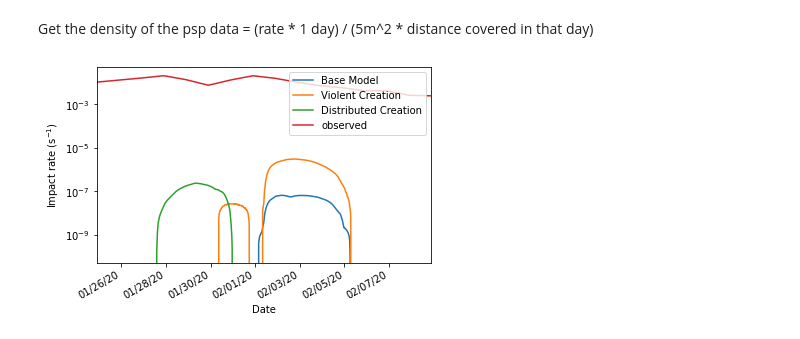
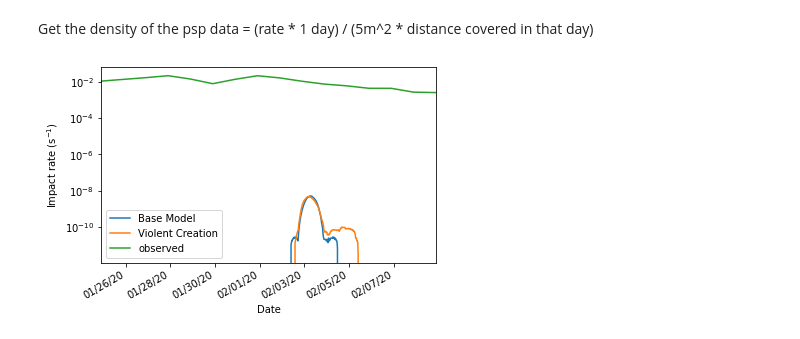
Before and after one commit to wcukier/Phaethon_Meteoroids, a Jupyter notebook: scripts/Fig 3 -- Timeseries.ipynb, the cells around one changed output. Saved outputs shown, nothing was run; the diff lists cells and outputs as text; code cells hidden in the pictures.

```diff
--- a/scripts/Fig 3 -- Timeseries.ipynb
+++ b/scripts/Fig 3 -- Timeseries.ipynb
@@ -239,20 +233,24 @@ removing at least 8870985 of 10000000 points
 removed
 # %%
 points2 = []
-n=5
+n=100
+mass_v = 0
 for i in tqdm(range(n)):
-    data = np.load(f'Output_vel/particles{i}.npy')
-    beta = np.load(f'Output_vel/beta{i}.npy')
-    size = np.load(f'Output_vel/mass{i}.npy')
+    data = np.load(f'../output/vel/particles{i}.npy')
+    beta = np.load(f'../output/vel/beta{i}.npy')
+    size = asteroidal(beta)
+
 
     data = data.reshape(10000*100*2, 5)
     data = data[:,:3]
 
 #     data[:,2] -= offset(data[:,1])
+    mass_v += np.sum(size[(~np.isnan(size * weight_vel(beta)))] * weight_vel(beta[(~np.isnan(size * weight_vel(beta)))]))
 
 
-    points2.append(np.hstack((data, np.tile(size,20000).reshape(2000000,1), np.tile(beta,20000).reshape(2000000,1))))
+    points2.append(np.hstack((data, np.tile(size,20000).reshape(2000000,1), np.tile(weight_vel(beta),20000).reshape(2000000,1))))
 
+mass_v *=20000
 points2 = np.array(points2)
 points2 = points2.reshape(2000000*n,5)
 # %%
@@ -288,4 +282,7 @@ norm3 = 1e14/np.sum(points3[:,3])
+# %%
+norm = 1e15/mass_nv
+norm2 = 1e15/mass_v
 # %%
-impact = pd.read_csv('psp_imp_rate_orb04.txt', sep = '\s+')
-spice.furnsh("SPICE/meta.tm")
+impact = pd.read_csv('data/psp_imp_rate_orb04.txt', sep = '\s+')
+spice.furnsh("data/meta.tm")
 t3 = spice.str2et(impact["Time"])
@@ -312,5 +292,5 @@ psp_t
 # %%
-
+psp_vel = psp2
 n_part_vel = np.zeros((int(psp2.shape[0]/100)))
 r_vel = np.zeros((int(psp2.shape[0]/100)))
 
@@ -319,17 +299,17 @@ n_part_no_vel = np.zeros((int(psp2.shape[0]/100)))
 r_no_vel = np.zeros((int(psp2.shape[0]/100)))
 
 
-n_part_distr = np.zeros((int(psp2.shape[0]/100)))
-r_distr = np.zeros((int(psp2.shape[0]/100)))
+# n_part_distr = np.zeros((int(psp2.shape[0]/100)))
+# r_distr = np.zeros((int(psp2.shape[0]/100)))
 
-r = 0.05
+r = 0.01
 psp_t = []
 
 
 for i in tqdm(range(int(psp2.shape[0]/100))):
         psp_t.append(t_vel[i*100])
         n_part_vel[i] = len(particles2.query_ball_point(psp2[i*100], r))
-        n_part_distr[i] = len(particles3.query_ball_point(psp2[i*100], r))
+        # n_part_distr[i] = len(particles3.query_ball_point(psp2[i*100], r))
         n_part_no_vel[i] = len(particles.query_ball_point(psp2[i*100], r))
         V = 4/3 * np.pi * (r*au)**3
 
@@ -337,7 +317,7 @@ for i in tqdm(range(int(psp2.shape[0]/100))):
         #                      m^-3. n/a.   m^2            m/s                         m/s
 
 
-        r_distr[i] = n_part_distr[i]/V * norm3 * (5) * (np.sqrt(np.sum(psp_vel[i,3:]**2)) + p_vel)
+        # r_distr[i] = n_part_distr[i]/V * norm3 * (5) * (np.sqrt(np.sum(psp_vel[i,3:]**2)) + p_vel)
         r_no_vel[i] = n_part_no_vel[i]/V * norm * (5) * (np.sqrt(np.sum(psp_vel[i,3:]**2)) + p_vel)
 # %%
 n_mass_vel = np.zeros((int(psp2.shape[0]/100)))
@@ -487,24 +464,24 @@ Get the density of the psp data = (rate * 1 day) / (5m^2 * distance covered in t
 # %%
 beg  = 45
 end = 60
 
 plt.plot(x2,r_no_vel, label = "Base Model")
 plt.plot(x2,r_vel, label="Violent Creation")
-plt.plot(x2,r_distr, label="Distributed Creation")
+# plt.plot(x2,r_distr, label="Distributed Creation")
 
-plt.plot(times, impact["Rate"][:-1], label = 'observed')
+plt.plot(times, impact["Rate"][:], label = 'observed')
 
 plt.xlim(times[beg], times[end])
 plt.legend()
 plt.yscale("log")
 plt.gca().xaxis.set_major_formatter(mdates.DateFormatter('%m/%d/%y'))
 plt.gcf().autofmt_xdate()
 plt.xlabel("Date")
 plt.ylabel("Impact rate (s$^{-1}$)")
-plt.savefig("psp.png")
+plt.savefig("../figures/psp.png")
 plt.show()
 # %% [output]
-[figure, old version]
+[figure, new version]
 # %%
 times = mdates.datestr2num(spice.et2utc(t3, "C", 3))
 times_a = mdates.datestr2num(spice.et2utc(t_vel, "C", 3))
```
Also changed, not shown: parts of 19 cells of this notebook, 14 other files.
